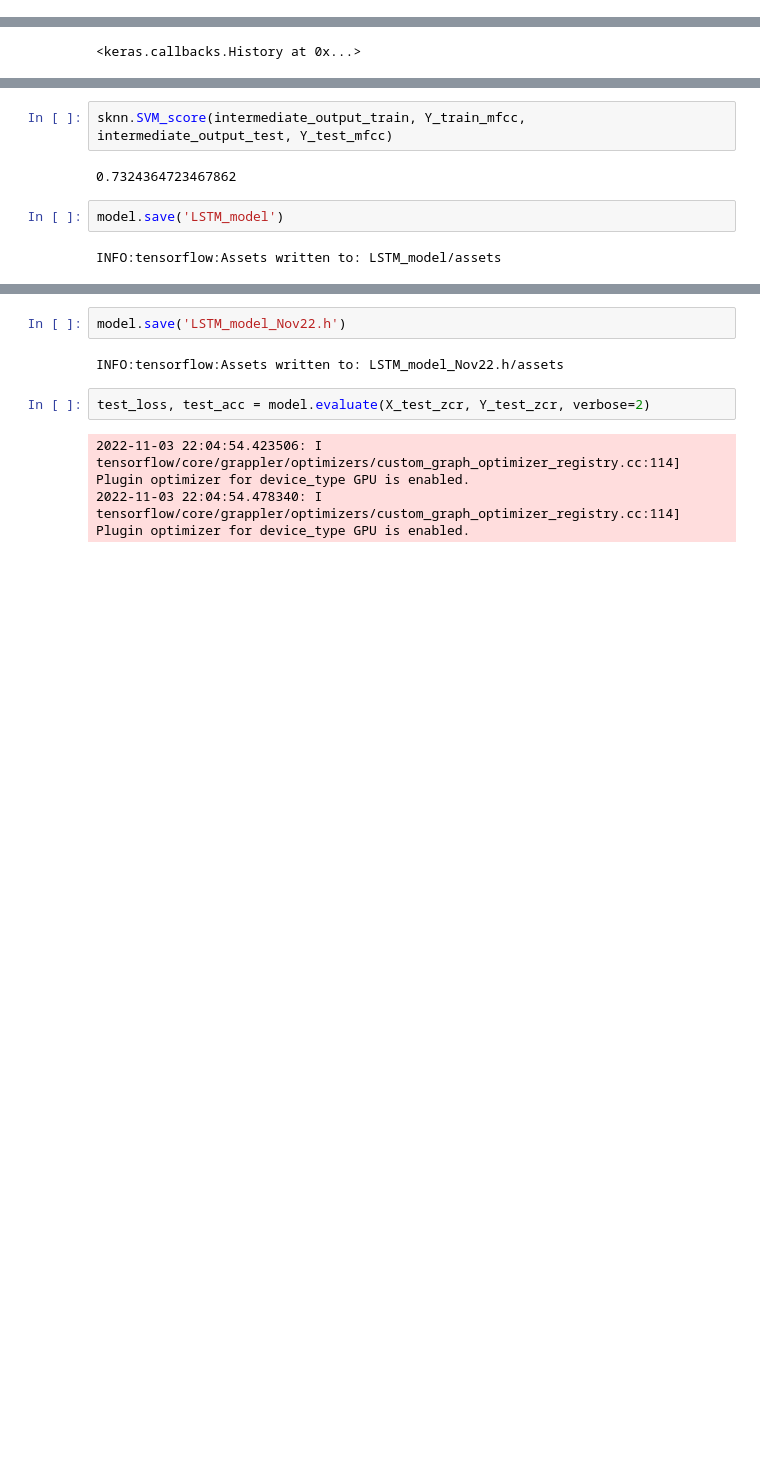
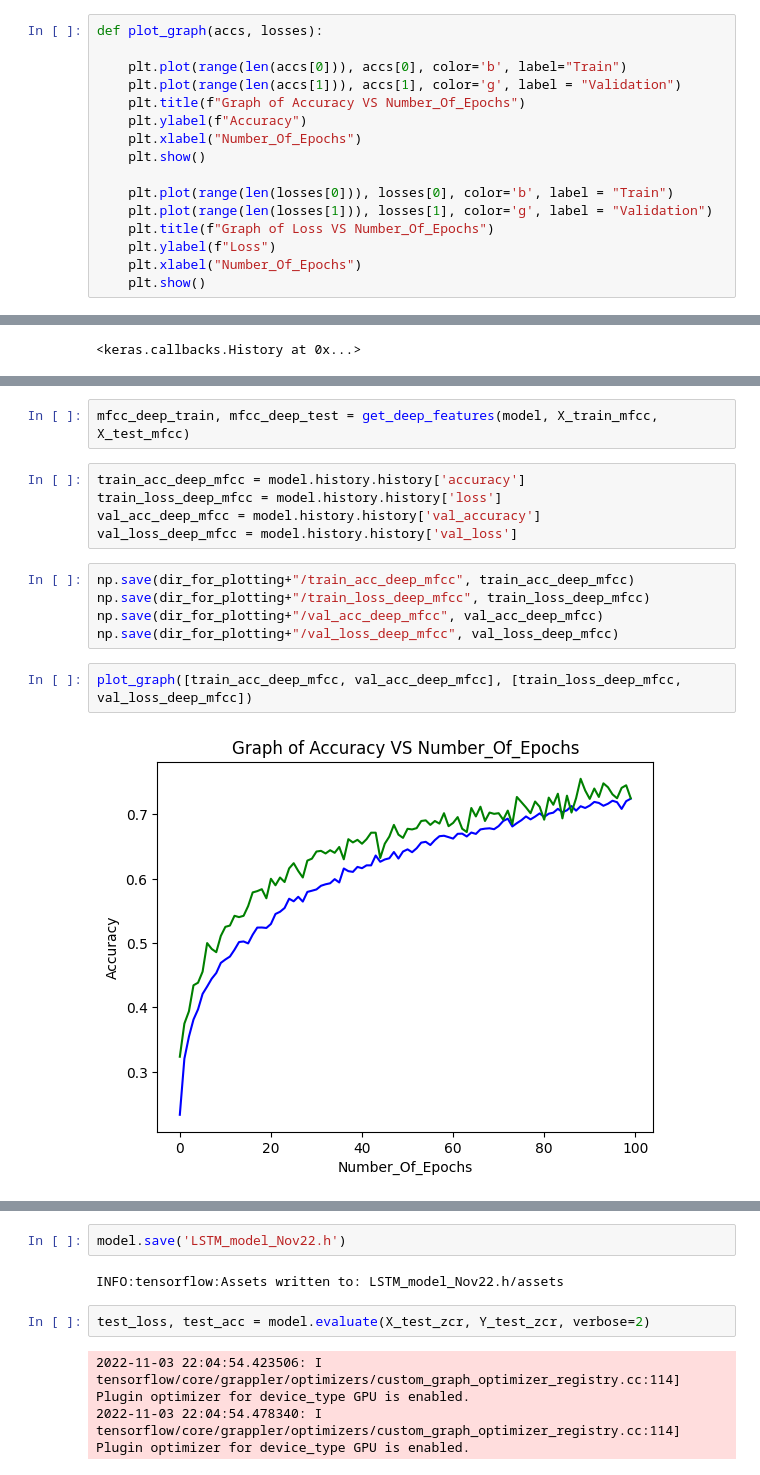
Before and after one commit to KaushalNaresh/Genre_Classification_Of_Songs, a Jupyter notebook: LSTM.ipynb, the cells around one changed output, grey strips where cells are left out. Drawn from its saved outputs; the diff is of its cells as text; blank space fills up the shorter version.

```diff
--- a/LSTM.ipynb
+++ b/LSTM.ipynb
@@ -46,3 +41,19 @@ def get_test_train_split(X, Y, norm, shuffle, test_size):
         X_test, Y_test = skl.utils.shuffle(X_test, Y_test, random_state=42)
 
     return [X_train, X_test, Y_train, Y_test]
+# %%
+def plot_graph(accs, losses):
+
+    plt.plot(range(len(accs[0])), accs[0], color='b', label="Train")
+    plt.plot(range(len(accs[1])), accs[1], color='g', label = "Validation")
+    plt.title(f"Graph of Accuracy VS Number_Of_Epochs")
+    plt.ylabel(f"Accuracy")
+    plt.xlabel("Number_Of_Epochs")
+    plt.show()
+
+    plt.plot(range(len(losses[0])), losses[0], color='b', label = "Train")
+    plt.plot(range(len(losses[1])), losses[1], color='g', label = "Validation")
+    plt.title(f"Graph of Loss VS Number_Of_Epochs")
+    plt.ylabel(f"Loss")
+    plt.xlabel("Number_Of_Epochs")
+    plt.show()
@@ -200,8 +196,16 @@ array([[-0.35781944,  0.21986091,  0.1722945 , ..., -0.85456884,
-# %%
-sknn.SVM_score(intermediate_output_train, Y_train_mfcc, intermediate_output_test, Y_test_mfcc)
-# %% [output]
-0.7324364723467862
-# %%
-model.save('LSTM_model')
-# %% [output]
-INFO:tensorflow:Assets written to: LSTM_model/assets
+# %%
+mfcc_deep_train, mfcc_deep_test = get_deep_features(model, X_train_mfcc, X_test_mfcc)
+# %%
+train_acc_deep_mfcc = model.history.history['accuracy']
+train_loss_deep_mfcc = model.history.history['loss']
+val_acc_deep_mfcc = model.history.history['val_accuracy']
+val_loss_deep_mfcc = model.history.history['val_loss']
+# %%
+np.save(dir_for_plotting+"/train_acc_deep_mfcc", train_acc_deep_mfcc)
+np.save(dir_for_plotting+"/train_loss_deep_mfcc", train_loss_deep_mfcc)
+np.save(dir_for_plotting+"/val_acc_deep_mfcc", val_acc_deep_mfcc)
+np.save(dir_for_plotting+"/val_loss_deep_mfcc", val_loss_deep_mfcc)
+# %%
+plot_graph([train_acc_deep_mfcc, val_acc_deep_mfcc], [train_loss_deep_mfcc, val_loss_deep_mfcc])
+# %% [output]
+[figure, added]
```
Also changed, not shown: parts of 9 cells of this notebook.
